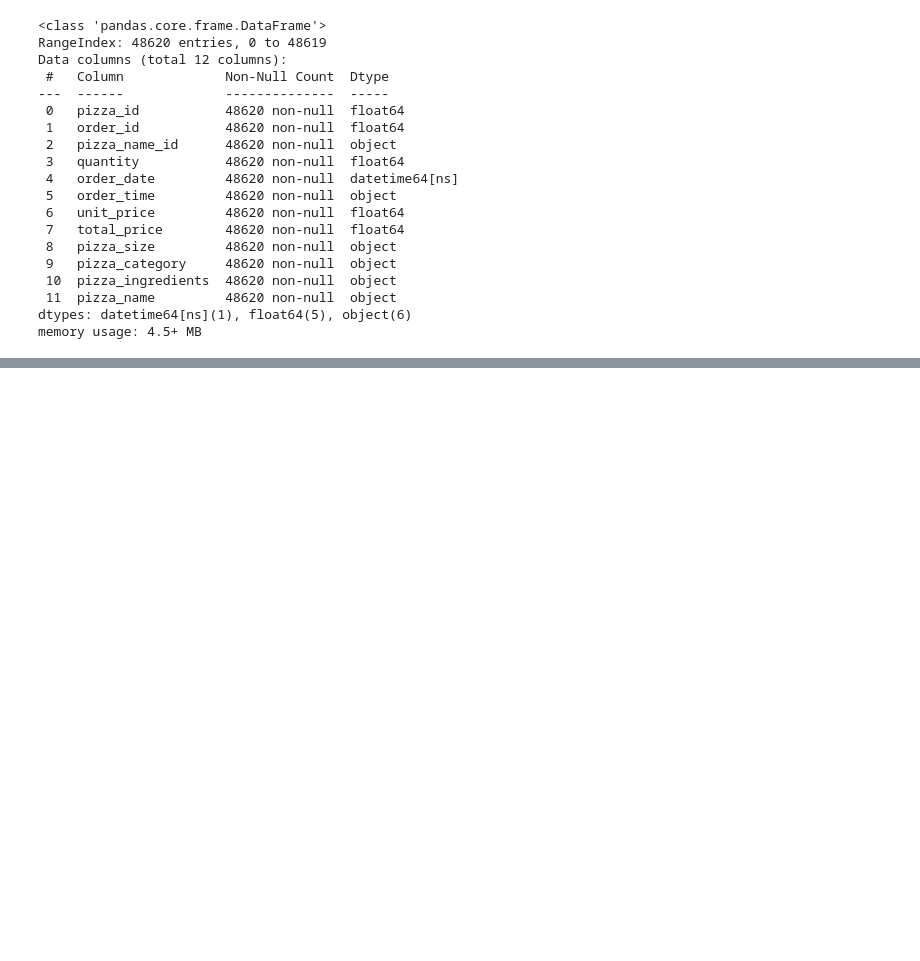
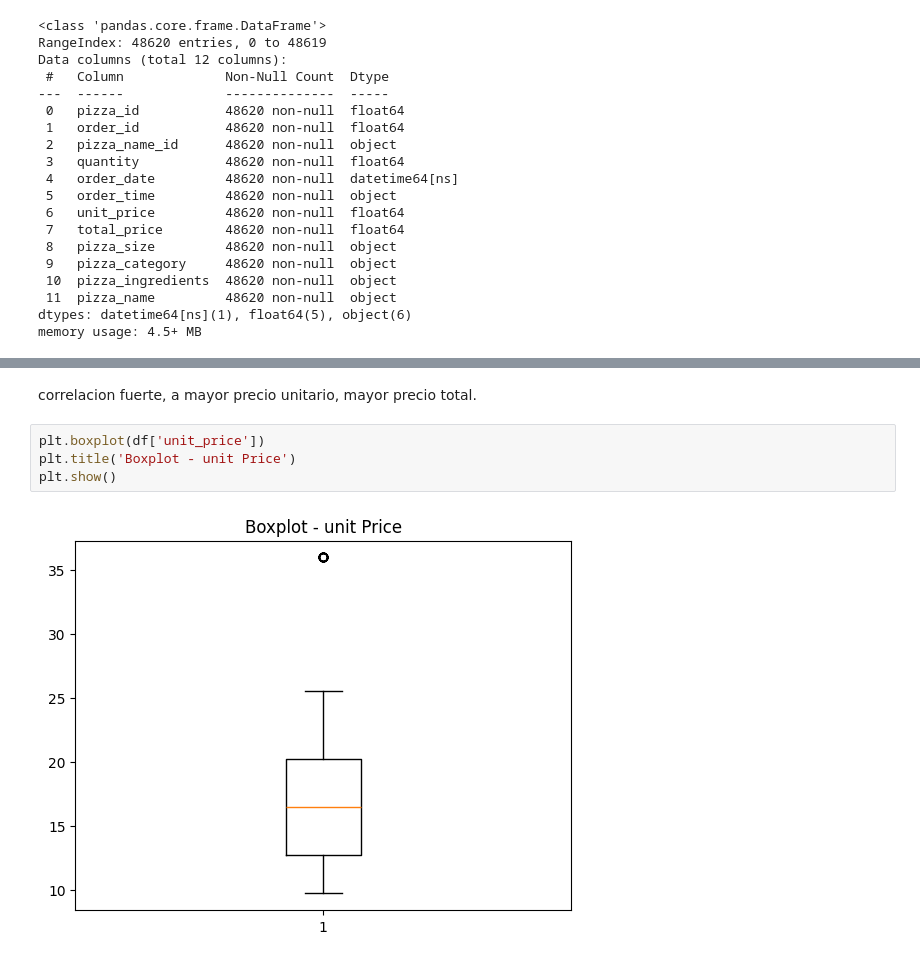
Before and after one commit to Juanjerezz/ciencia-de-datos, a Jupyter notebook: 4.EDA/Pizza_sales.ipynb, the cells around one changed output, grey strips where cells are left out. Drawn from its saved outputs; the diff is of its cells as text; blank space fills up the shorter version.

```diff
--- a/4.EDA/Pizza_sales.ipynb
+++ b/4.EDA/Pizza_sales.ipynb
@@ -138,0 +237,8 @@ order_time ya  esta como datetime.time pero en info aparece como objeto, raro
+# %% [markdown]
+correlacion fuerte, a mayor precio unitario, mayor precio total.
+# %%
+plt.boxplot(df['unit_price'])
+plt.title('Boxplot - unit Price')
+plt.show()
+# %% [output]
+[figure, added]
```
Also changed, not shown: parts of 34 cells of this notebook.
